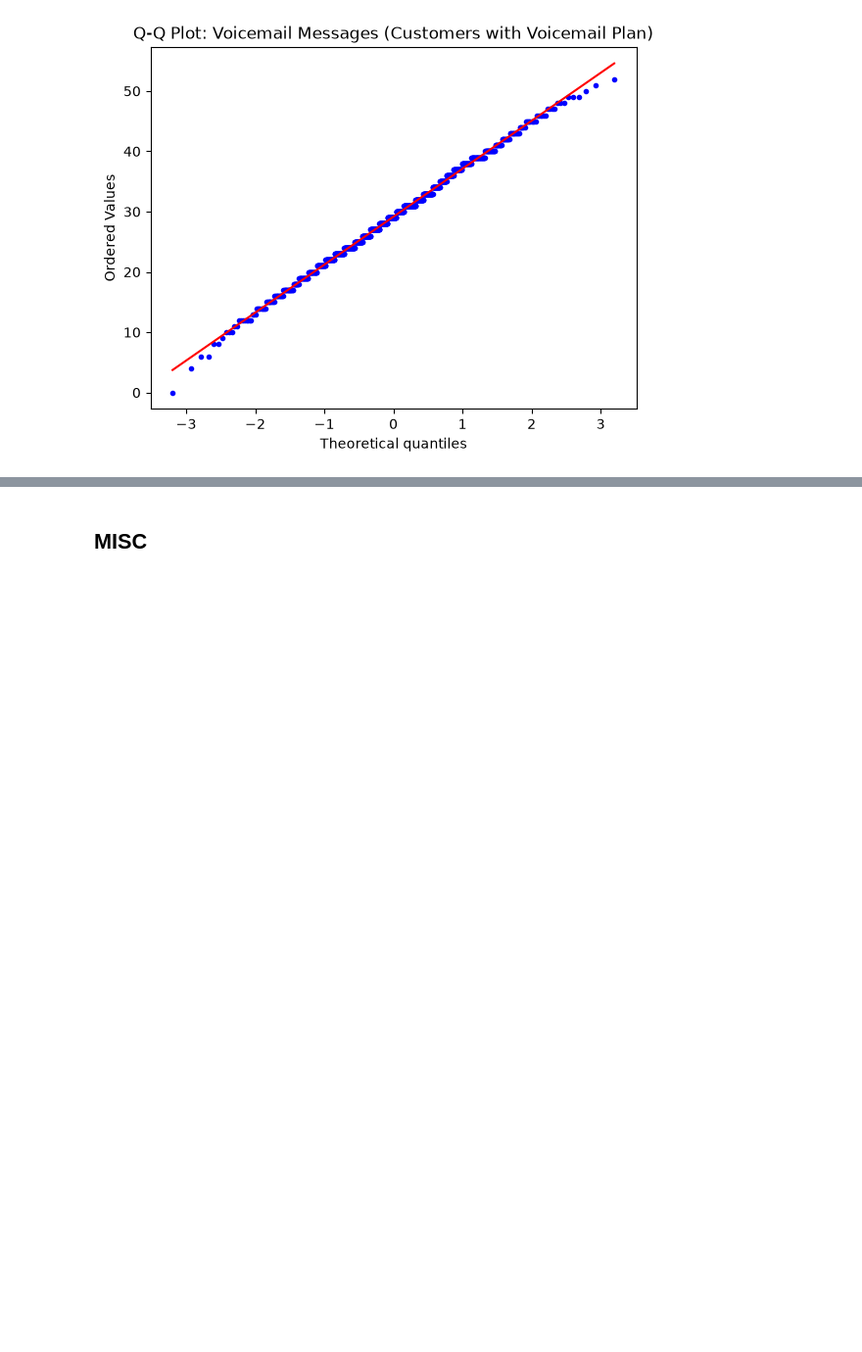
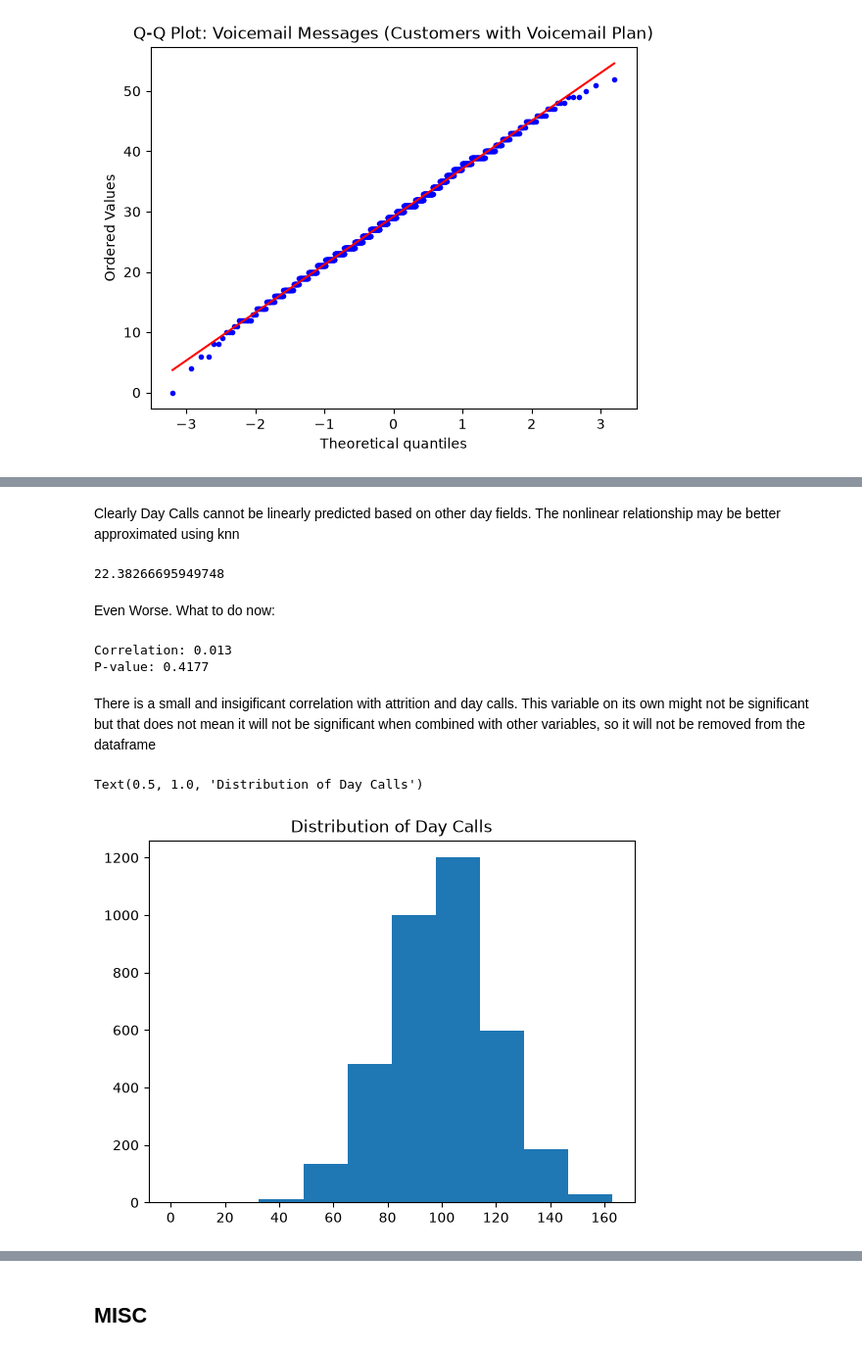
Before and after one commit to Jonathan-Le-Roux/Telecom-Customer--Attrition-Classification, a Jupyter notebook: src/analysis.ipynb, the cells around one changed output, grey strips where cells are left out. Shown at 98% size. Cells and saved outputs as stored; diff of their text form; code cells hidden in the pictures; blank space fills up the shorter version.

```diff
--- a/src/analysis.ipynb
+++ b/src/analysis.ipynb
@@ -117,0 +172,40 @@ The Q-Q plot indicates that the number of voicemail messages is approximately no
+# %% [markdown]
+Clearly Day Calls cannot be linearly predicted based on other day fields. The nonlinear relationship may be better approximated using knn
+# %%
+knn = KNeighborsRegressor(n_neighbors= 5)
+knn.fit(int_X_train,int_y_train)
+knn_y_pred = knn.predict(int_X_test)
+root_mean_squared_error(int_y_test,knn_y_pred)
+# %% [output]
+22.38266695949748
+# %% [markdown]
+Even Worse. What to do now:
+# %%
+#how much are the charges and attrition correlated
+corr_with_attritions = X.loc[(X['Day_Calls'].isna() == False)][['Day_Calls']].join(y)
+corr_with_attritions['Attrition']= (corr_with_attritions['Attrition']=='Yes').astype(int)
+
+#the pointbiserialr is analagous to the pearson r correlation
+from scipy.stats import pointbiserialr
+
+corr, p_value = pointbiserialr(
+    corr_with_attritions['Attrition'],
+    corr_with_attritions['Day_Calls']
+)
+
+print(f"Correlation: {corr:.3f}")
+print(f"P-value: {p_value:.4f}")
+# %% [output]
+Correlation: 0.013
+P-value: 0.4177
+# %% [markdown]
+There is a small and insigificant correlation with attrition and day calls.
+This variable on its own might not be significant but that does not mean it will not be significant when combined with other variables, so it will not be removed from the dataframe
+# %%
+fig, ax = plt.subplots()
+
+ax.hist(X['Day_Calls'])
+ax.set_title("Distribution of Day Calls")
+# %% [output]
+Text(0.5, 1.0, 'Distribution of Day Calls')
+[figure, added]
```
Also changed, not shown: parts of 50 cells of this notebook.
